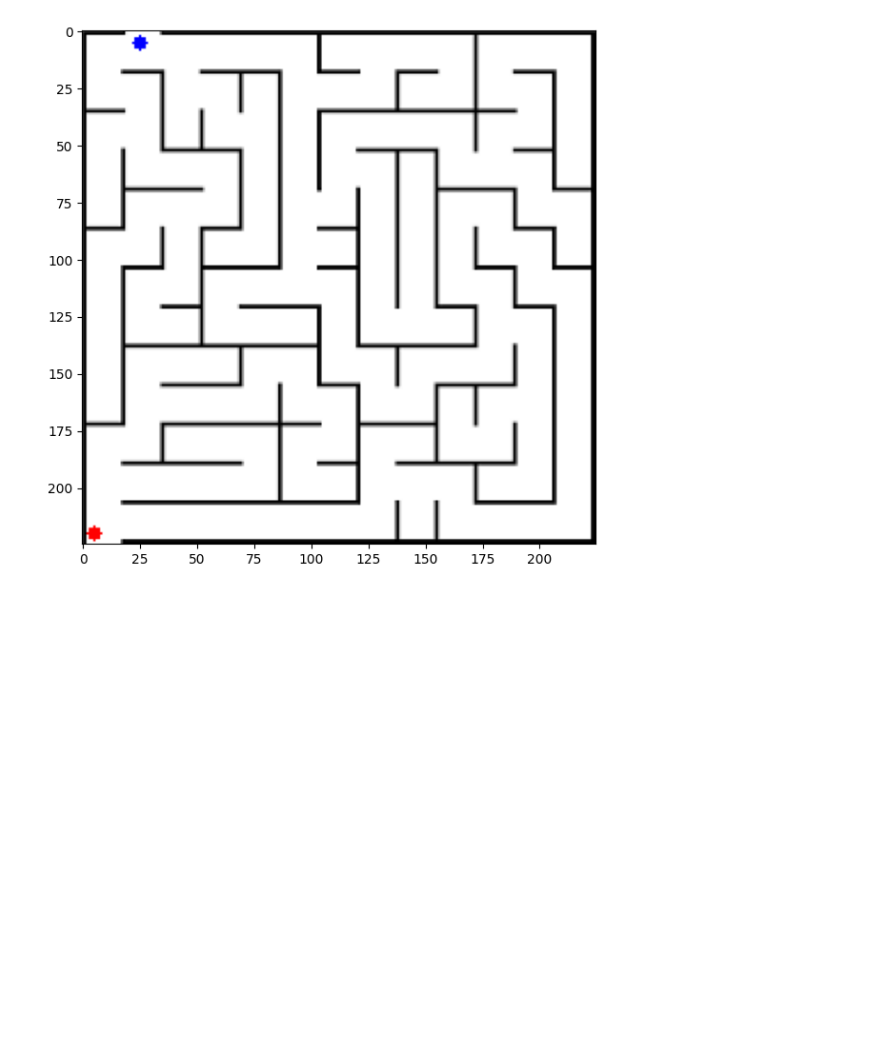
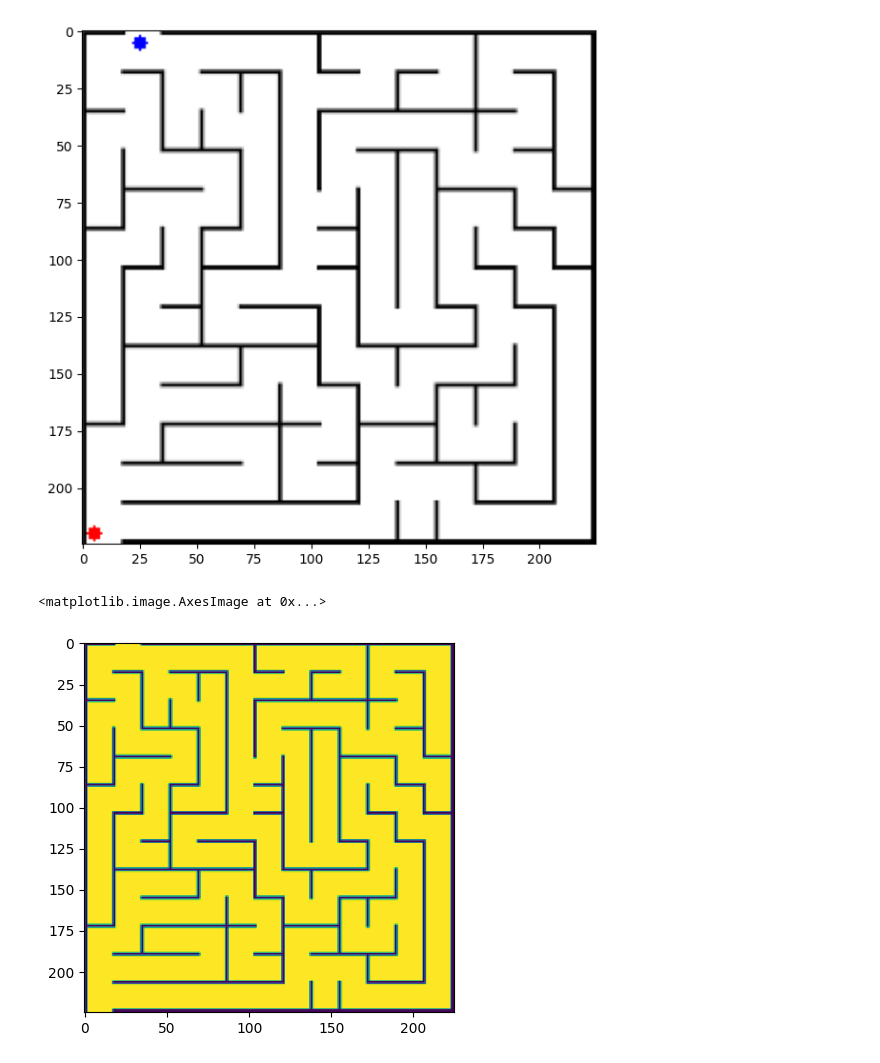
Before and after one commit to yisroelk/Mefathim, a Jupyter notebook: maze/Dijkstra algorithm.ipynb, the cells around one changed output. Cells and saved outputs as stored; diff of their text form; code cells hidden in the pictures; blank space fills up the shorter version.

```diff
--- a/maze/Dijkstra algorithm.ipynb
+++ b/maze/Dijkstra algorithm.ipynb
@@ -16,4 +15,10 @@ img = cv2.imread(file)
 plt.show()
 # %% [output]
 [figure]
+# %%
+img2 = (img[:,:, 0])
+plt.imshow(img2)
+# %% [output]
+<matplotlib.image.AxesImage at 0x...>
+[figure, added]
 # %%
```
Also changed, not shown: parts of 7 cells of this notebook, 1 other file.
